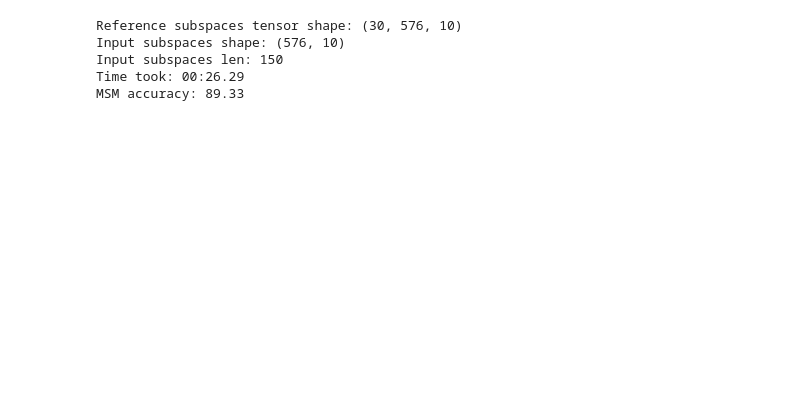
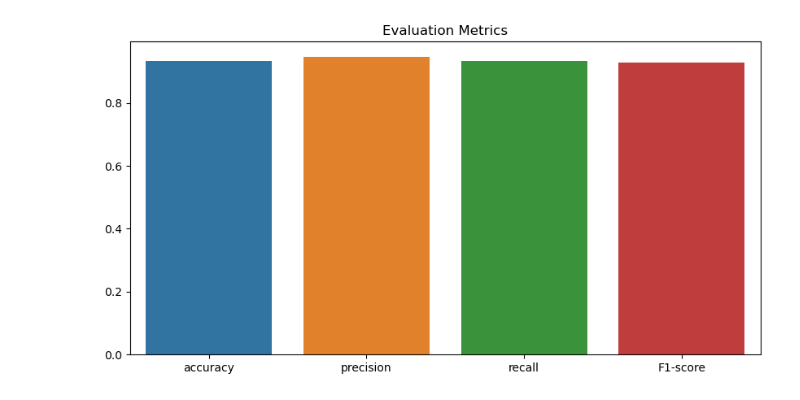
Before and after one commit to Santos-Enoque/mva, a Jupyter notebook: notebooks/msm.ipynb, the cells around one changed output. Saved outputs shown, nothing was run; the diff lists cells and outputs as text; code cells hidden in the pictures; blank space fills up the shorter version.

```diff
--- a/notebooks/msm.ipynb
+++ b/notebooks/msm.ipynb
@@ -53,37 +126,10 @@ Test data shape  (30, 8400, 576)
-# %%
-# Creating the reference subspace
-n_dims = 10
-ref_subspaces = [F.pca(_X, n_dims=n_dims) for _X in X_train]
-ref_subspaces = np.array(ref_subspaces)
-print(f"Reference subspaces tensor shape: {ref_subspaces.shape}")
-
-
-# Create the input subpsace
-input_subspaces = [F.pca(set, n_dims=n_dims) for set in X_test]
-print(f"Input subspaces shape: {input_subspaces[0].shape}")
-print(f"Input subspaces len: {len(input_subspaces)}")
-
-# Calculate the similarities of the input and the reference subspaces
-similarities = np.array(
-    [
-        F.canonical_similarity(ref_subspaces, input_subspace)
-        for input_subspace in input_subspaces
-    ]
-)
-predictions = np.argmax(similarities, axis=1)
-
-
-acc = accuracy_score(y_test, predictions)
-end_time = time.time()
-
-elapsed_time = end_time - start_time
-minutes, seconds = divmod(elapsed_time, 60)
-
-print("Time took: {:0>2}:{:05.2f}".format(int(minutes), seconds))
-print(f"MSM accuracy: {acc * 100:.2f}")
-# %% [output]
-Reference subspaces tensor shape: (30, 576, 10)
-Input subspaces shape: (576, 10)
-Input subspaces len: 150
-Time took: 00:26.29
-MSM accuracy: 89.33
+# %%
+metrics = [acc, precision, recall, f1]
+metric_names = ["accuracy", "precision", "recall", "F1-score"]
+
+plt.figure(figsize=(10, 5))
+sns.barplot(x=metric_names, y=metrics)
+plt.title('Evaluation Metrics')
+plt.show()
+# %% [output]
+[figure, added]
```
Also changed, not shown: parts of 2 cells of this notebook, 8 other files.
